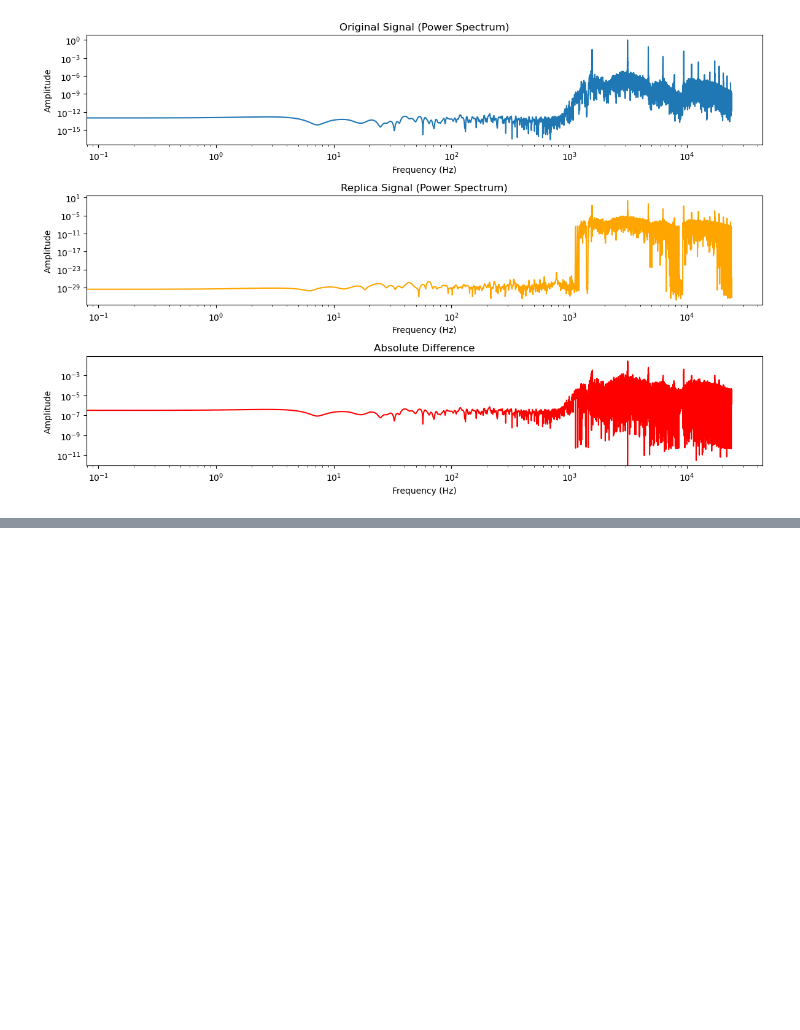
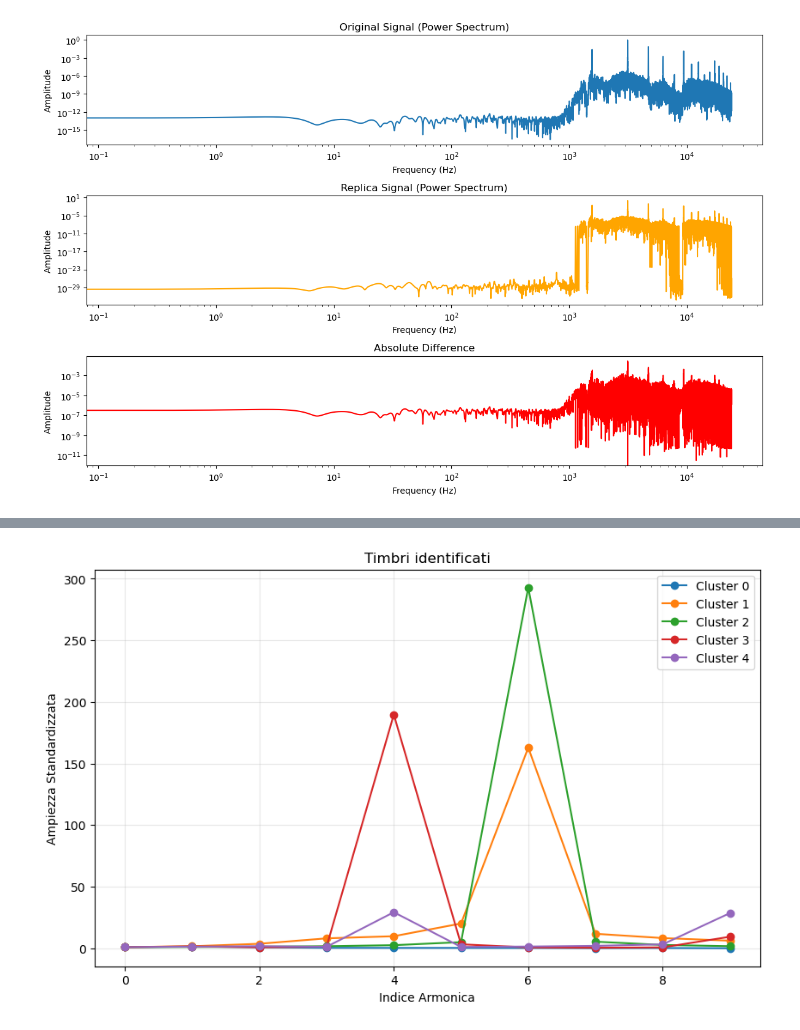
Before and after one commit to Lvetto/lmd_organo, a Jupyter notebook: Organ.ipynb, the cells around one changed output, grey strips where cells are left out. Saved outputs shown, nothing was run; the diff lists cells and outputs as text; code cells hidden in the pictures; blank space fills up the shorter version.

```diff
--- a/Organ.ipynb
+++ b/Organ.ipynb
@@ -276,0 +308,20 @@ plt.show()
+# %%
+X_features = X_design[:, 1:]
+
+kmeans = KMeans(n_clusters=5, random_state=42)
+clusters = kmeans.fit_predict(X_features)
+
+centri = kmeans.cluster_centers_
+
+plt.figure(figsize=(10, 6))
+for i in range(len(centri)):
+    plt.plot(centri[i], marker='o', label=f'Cluster {i}')
+
+plt.title('Timbri identificati')
+plt.xlabel('Indice Armonica')
+plt.ylabel('Ampiezza Standardizzata')
+plt.legend()
+plt.grid(True, alpha=0.3)
+plt.show()
+# %% [output]
+[figure, added]
```
Also changed, not shown: parts of 6 cells of this notebook, 2 other files.
